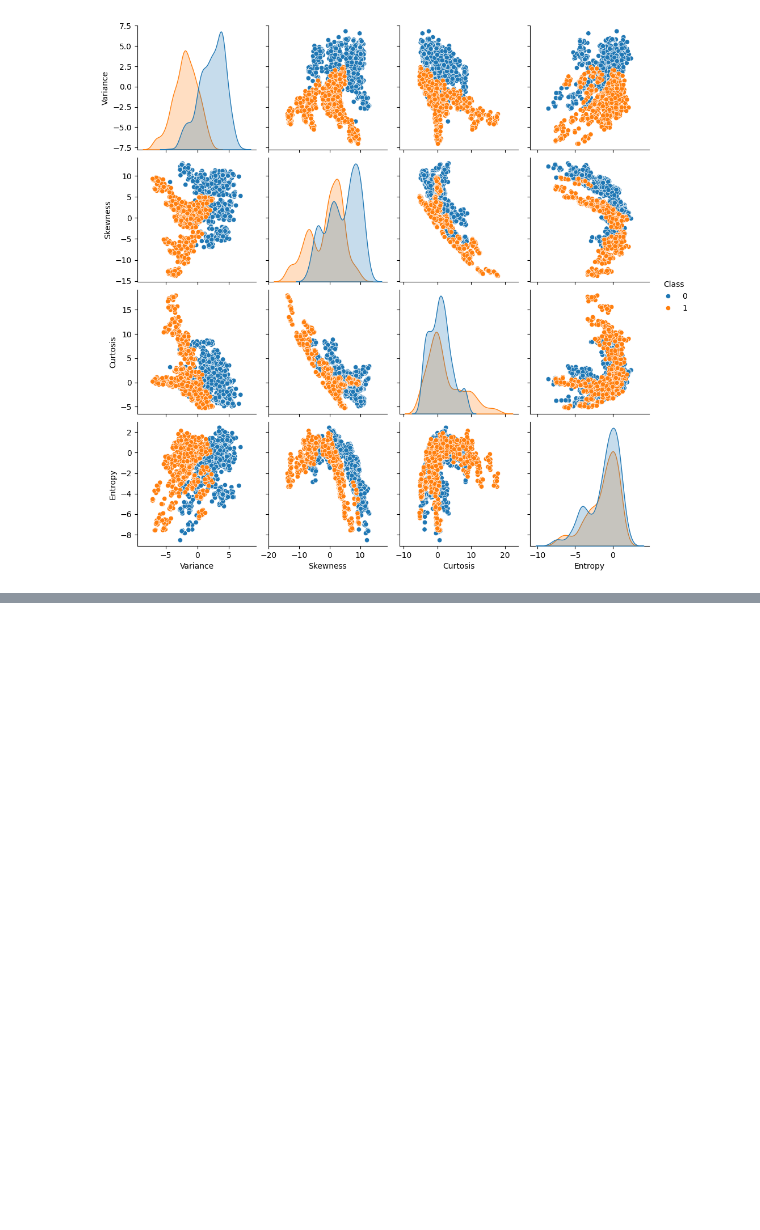
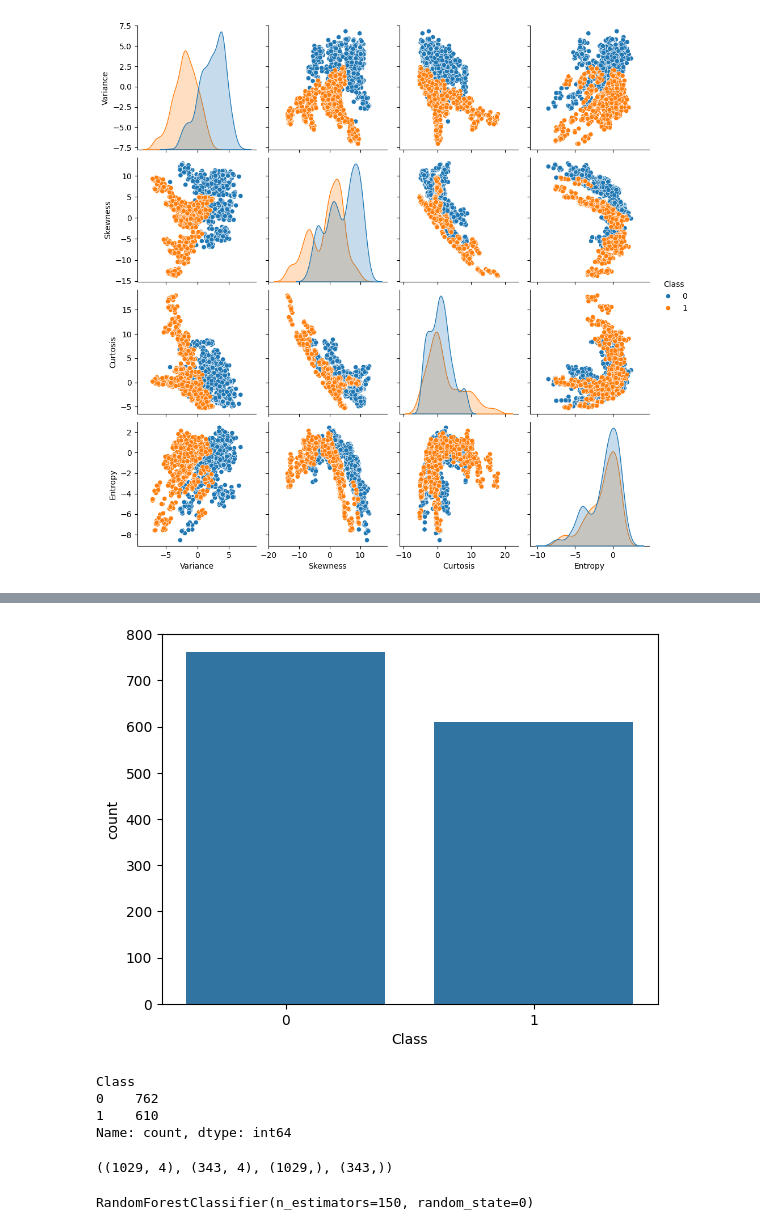
Before and after one commit to AdityaThakare72/Ajeenkya_DYP_Jan2026, a Jupyter notebook: Day9/Random_Forest_Jan19.ipynb, the cells around one changed output, grey strips where cells are left out. Saved outputs shown, nothing was run; the diff lists cells and outputs as text; code cells hidden in the pictures; blank space fills up the shorter version.

```diff
--- a/Day9/Random_Forest_Jan19.ipynb
+++ b/Day9/Random_Forest_Jan19.ipynb
@@ -38,0 +44,11 @@ sns.pairplot(df, hue='Class');
+# %%
+sns.countplot(x='Class', data=df);
+# %% [output]
+[figure, added]
+# %%
+df['Class'].value_counts()
+# %% [output]
+Class
+0    762
+1    610
+Name: count, dtype: int64
@@ -38,0 +64,4 @@ sns.pairplot(df, hue='Class');
+# %%
+x_train.shape, x_test.shape, y_train.shape, y_test.shape
+# %% [output]
+((1029, 4), (343, 4), (1029,), (343,))
@@ -38,0 +72,5 @@ sns.pairplot(df, hue='Class');
+# %%
+rf = RandomForestClassifier(n_estimators=150, random_state=0)
+rf.fit(x_train, y_train)
+# %% [output]
+RandomForestClassifier(n_estimators=150, random_state=0)
```
Also changed, not shown: parts of 17 cells of this notebook, 1 other file.
